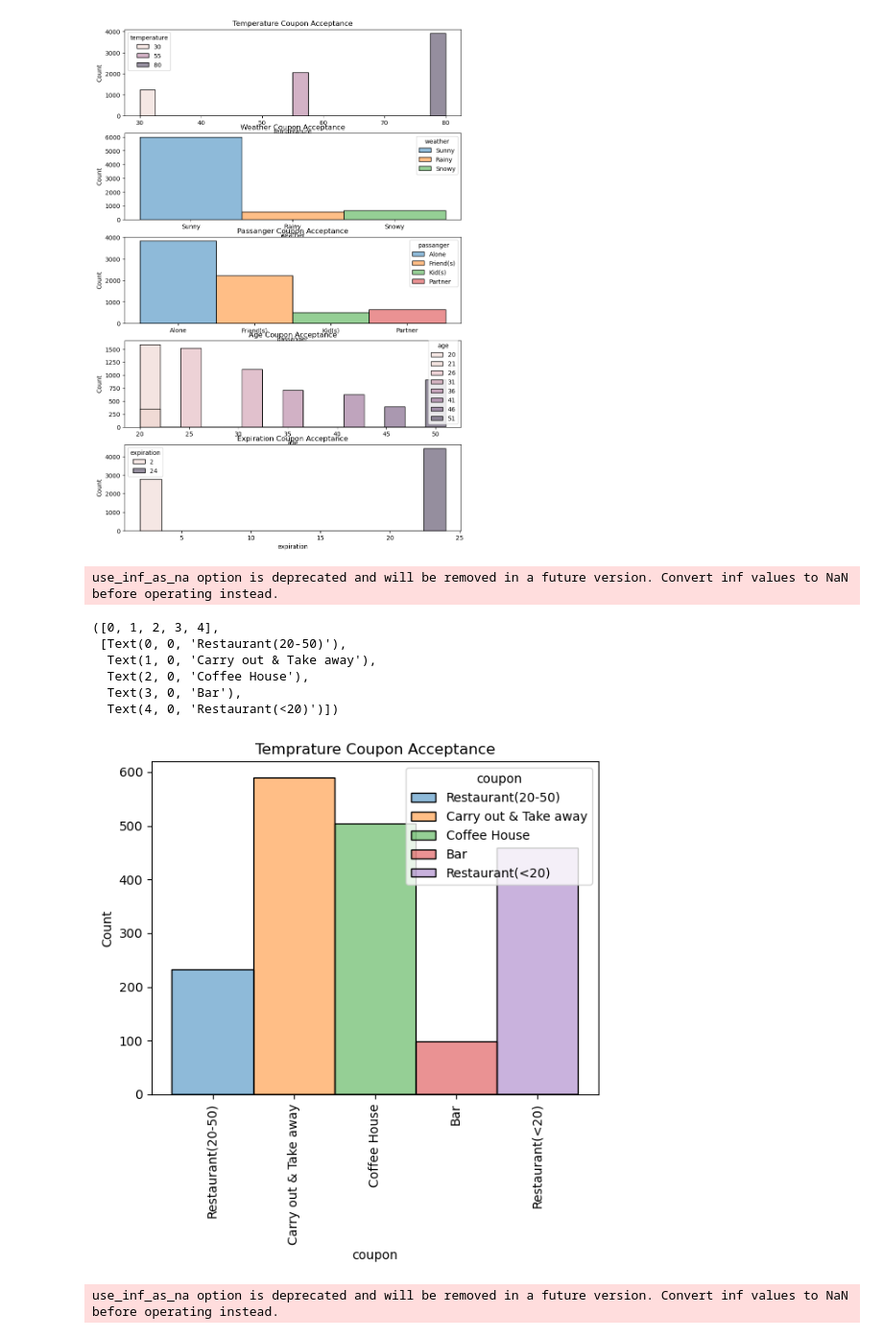
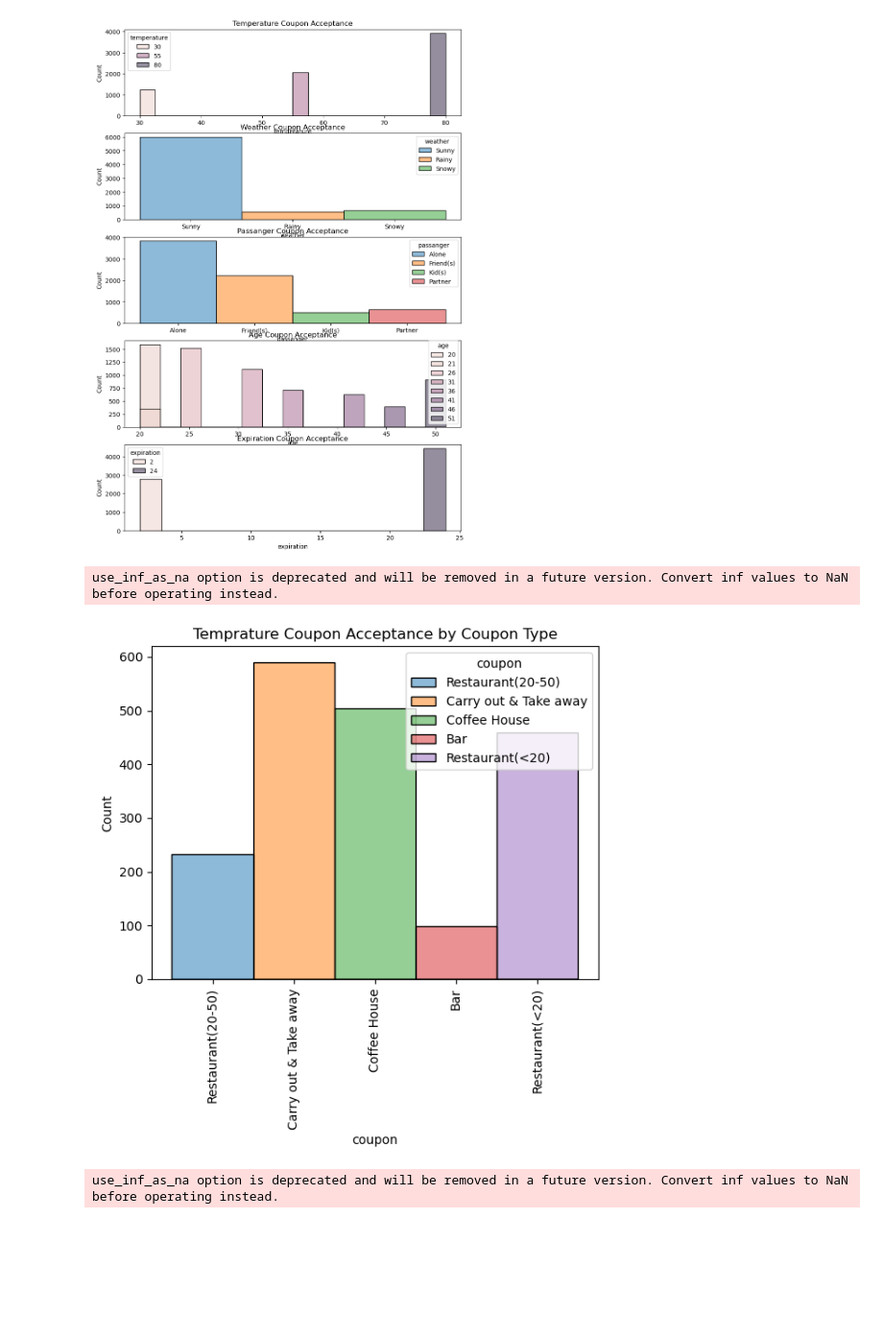
Before and after one commit to asdubey/ucb-pcmlai-pa-5-1-coupon-analysis, a Jupyter notebook: prompt.ipynb, the cells around one changed output. Shown at 96% size. Saved outputs shown, nothing was run; the diff lists cells and outputs as text; code cells hidden in the pictures; blank space fills up the shorter version.

```diff
--- a/prompt.ipynb
+++ b/prompt.ipynb
@@ -642,17 +610,12 @@ use_inf_as_na option is deprecated and will be removed in a future version. Conv
 [figure]
 # %%
 #Carry out & take away had most coupon acceptance when the temprature is 80 degree , weather is sunny and there was no passanger.
-sns.histplot(data.query('Y == "1" and temperature == 80 and passanger == "Alone" and weather == "Sunny" '),x='coupon',hue='coupon').set(title='Temprature Coupon Acceptance')
+sns.histplot(data.query('Y == "1" and temperature == 80 and passanger == "Alone" and weather == "Sunny" '),x='coupon',hue='coupon').set(title='Temprature Coupon Acceptance by Coupon Type')
 plt.xticks(rotation=90)
+plt.savefig('images/weather_temp_passanger_expiration_couponType.png')
 # %% [output]
 use_inf_as_na option is deprecated and will be removed in a future version. Convert inf values to NaN before operating instead.
-([0, 1, 2, 3, 4],
- [Text(0, 0, 'Restaurant(20-50)'),
-  Text(1, 0, 'Carry out & Take away'),
-  Text(2, 0, 'Coffee House'),
-  Text(3, 0, 'Bar'),
-  Text(4, 0, 'Restaurant(<20)')])
-[figure, old version]
+[figure, new version]
 # %%
 #Coupons for cheaper resturants and coffee house were accepted more, carry out & take was not far
 sns.histplot(data.query('Y == 1'),x='coupon',hue='coupon').set(title='All Coupon Acceptance by Category')
```
Also changed, not shown: parts of 22 cells of this notebook.
